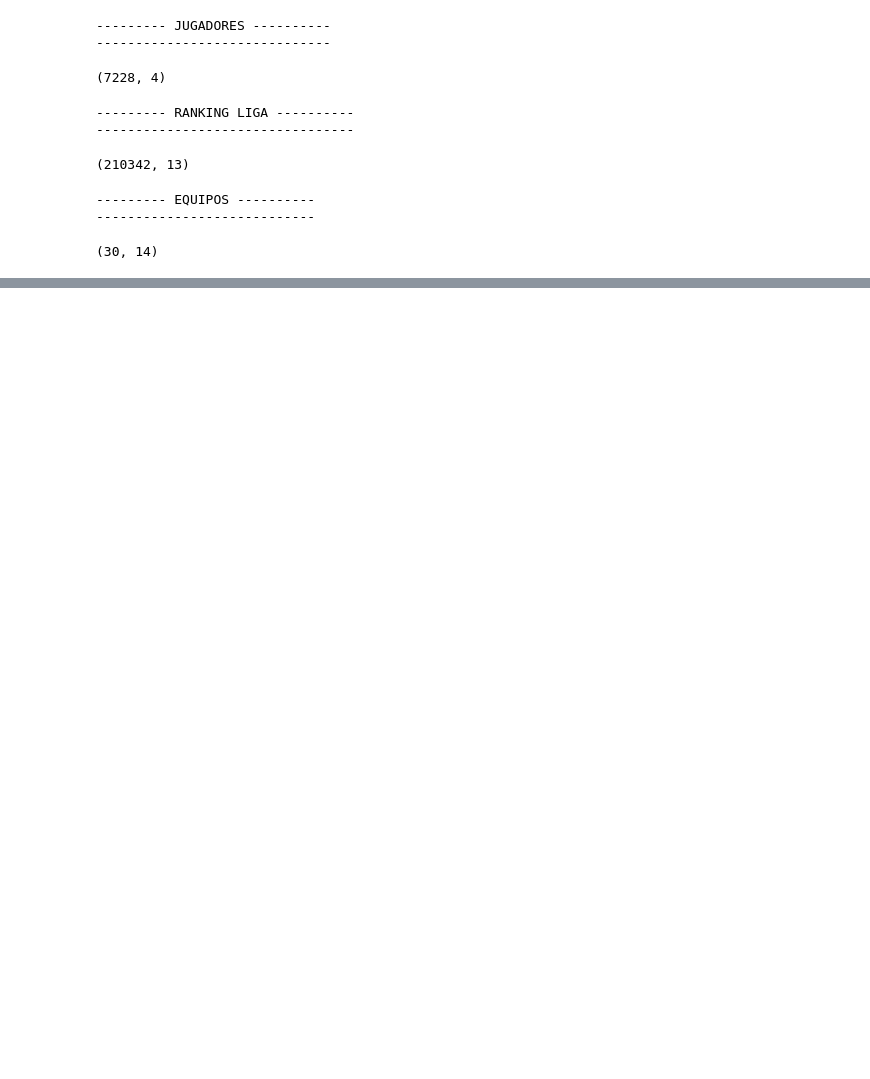
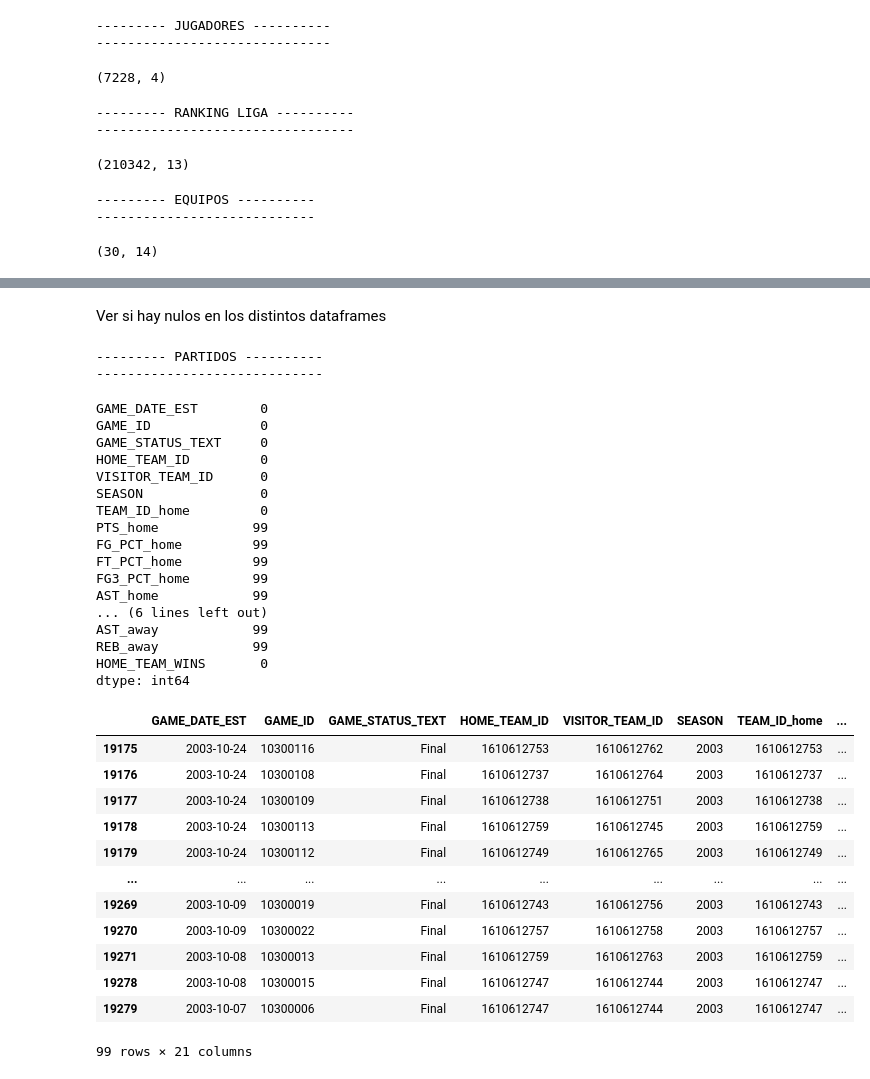
Before and after one commit to dcristobalhMad/ml-entrega2, a Jupyter notebook: _sources/entrega.ipynb, the cells around one changed output, grey strips where cells are left out. Cells and saved outputs as stored; diff of their text form; code cells hidden in the pictures; blank space fills up the shorter version.

```diff
--- a/_sources/entrega.ipynb
+++ b/_sources/entrega.ipynb
@@ -125,0 +224,40 @@ display(df_teams.shape)
+# %% [markdown]
+Ver si hay nulos en los distintos dataframes
+# %%
+print("--------- PARTIDOS ----------")
+print("-----------------------------")
+display(df_games.isnull().sum())
+display(df_games[df_games.isna().any(axis=1)])
+# %% [output]
+--------- PARTIDOS ----------
+-----------------------------
+GAME_DATE_EST        0
+GAME_ID              0
+GAME_STATUS_TEXT     0
+HOME_TEAM_ID         0
+VISITOR_TEAM_ID      0
+SEASON               0
+TEAM_ID_home         0
+PTS_home            99
+FG_PCT_home         99
+FT_PCT_home         99
+FG3_PCT_home        99
+AST_home            99
+... (6 lines left out)
+AST_away            99
+REB_away            99
+HOME_TEAM_WINS       0
+dtype: int64
+|  | GAME_DATE_EST | GAME_ID | GAME_STATUS_TEXT | HOME_TEAM_ID | VISITOR_TEAM_ID | SEASON | TEAM_ID_home | ... |
+| 19175 | 2003-10-24 | 10300116 | Final | 1610612753 | 1610612762 | 2003 | 1610612753 | ... |
+| 19176 | 2003-10-24 | 10300108 | Final | 1610612737 | 1610612764 | 2003 | 1610612737 | ... |
+| 19177 | 2003-10-24 | 10300109 | Final | 1610612738 | 1610612751 | 2003 | 1610612738 | ... |
+| 19178 | 2003-10-24 | 10300113 | Final | 1610612759 | 1610612745 | 2003 | 1610612759 | ... |
+| 19179 | 2003-10-24 | 10300112 | Final | 1610612749 | 1610612765 | 2003 | 1610612749 | ... |
+| ... | ... | ... | ... | ... | ... | ... | ... | ... |
+| 19269 | 2003-10-09 | 10300019 | Final | 1610612743 | 1610612756 | 2003 | 1610612743 | ... |
+| 19270 | 2003-10-09 | 10300022 | Final | 1610612757 | 1610612758 | 2003 | 1610612757 | ... |
+| 19271 | 2003-10-08 | 10300013 | Final | 1610612759 | 1610612763 | 2003 | 1610612759 | ... |
+| 19278 | 2003-10-08 | 10300015 | Final | 1610612747 | 1610612744 | 2003 | 1610612747 | ... |
+| 19279 | 2003-10-07 | 10300006 | Final | 1610612747 | 1610612744 | 2003 | 1610612747 | ... |
+99 rows × 21 columns
```
Also changed, not shown: parts of 7 cells of this notebook, 2 other files.
